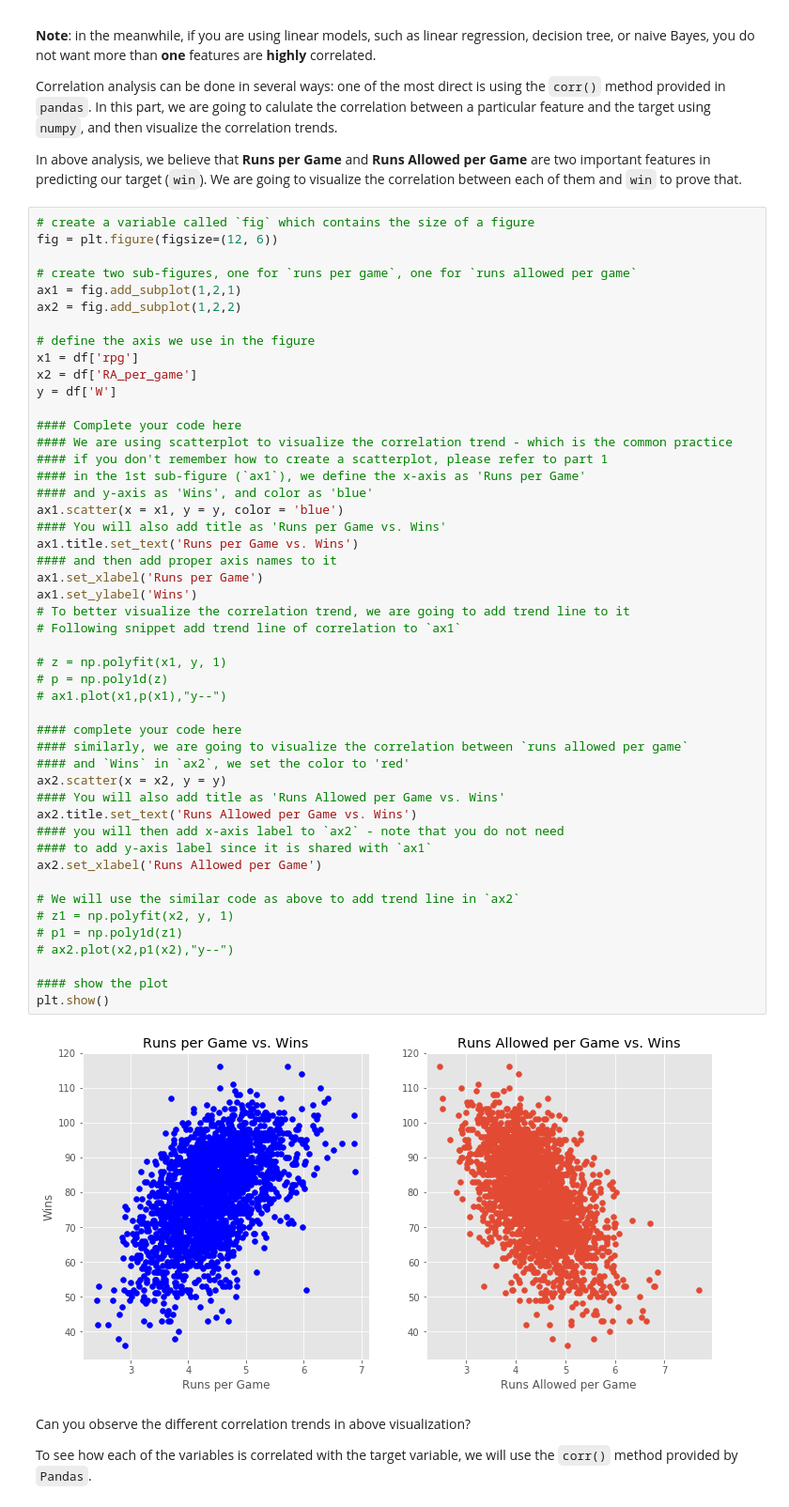
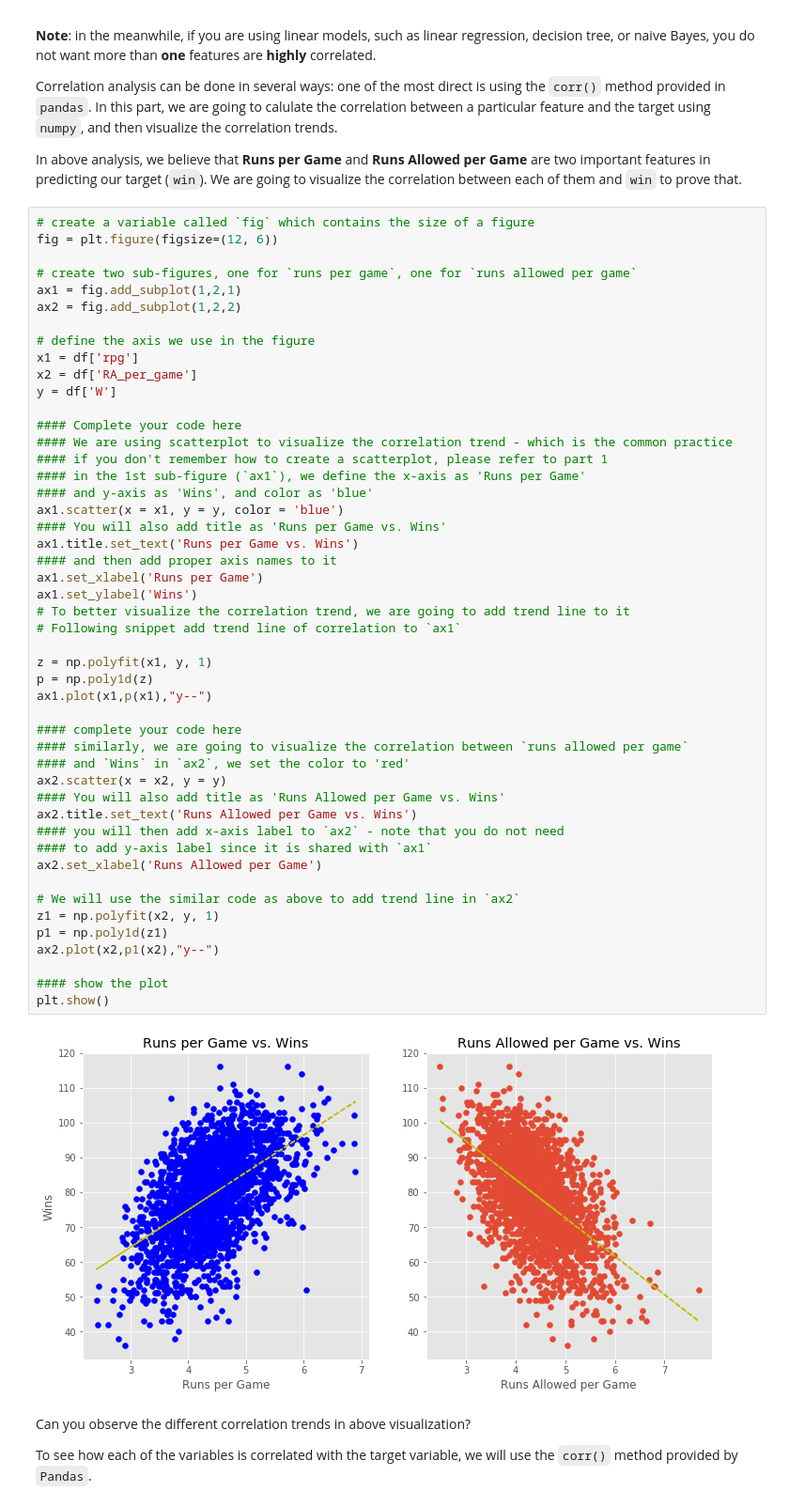
Before and after one commit to fairfield-university-ba545/week-4-dylanmeyer66, a Jupyter notebook: Mini_project_1_baseball_analytics_pt2.ipynb, the cells around one changed output. Shown at 94% size. Saved outputs shown, nothing was run; the diff lists cells and outputs as text.

Commit message:
added lines to graphs

```diff
--- a/Mini_project_1_baseball_analytics_pt2.ipynb
+++ b/Mini_project_1_baseball_analytics_pt2.ipynb
@@ -424,40 +424,40 @@ y = df['W']
 #### Complete your code here
 #### We are using scatterplot to visualize the correlation trend - which is the common practice
 #### if you don't remember how to create a scatterplot, please refer to part 1
 #### in the 1st sub-figure (`ax1`), we define the x-axis as 'Runs per Game'
 #### and y-axis as 'Wins', and color as 'blue'
 ax1.scatter(x = x1, y = y, color = 'blue')
 #### You will also add title as 'Runs per Game vs. Wins'
 ax1.title.set_text('Runs per Game vs. Wins')
 #### and then add proper axis names to it
 ax1.set_xlabel('Runs per Game')
 ax1.set_ylabel('Wins')
 # To better visualize the correlation trend, we are going to add trend line to it
 # Following snippet add trend line of correlation to `ax1`
 
-# z = np.polyfit(x1, y, 1)
-# p = np.poly1d(z)
-# ax1.plot(x1,p(x1),"y--")
+z = np.polyfit(x1, y, 1)
+p = np.poly1d(z)
+ax1.plot(x1,p(x1),"y--")
 
 #### complete your code here
 #### similarly, we are going to visualize the correlation between `runs allowed per game`
 #### and `Wins` in `ax2`, we set the color to 'red'
 ax2.scatter(x = x2, y = y)
 #### You will also add title as 'Runs Allowed per Game vs. Wins'
 ax2.title.set_text('Runs Allowed per Game vs. Wins')
 #### you will then add x-axis label to `ax2` - note that you do not need
 #### to add y-axis label since it is shared with `ax1`
 ax2.set_xlabel('Runs Allowed per Game')
 
 # We will use the similar code as above to add trend line in `ax2`
-# z1 = np.polyfit(x2, y, 1)
-# p1 = np.poly1d(z1)
-# ax2.plot(x2,p1(x2),"y--")
+z1 = np.polyfit(x2, y, 1)
+p1 = np.poly1d(z1)
+ax2.plot(x2,p1(x2),"y--")
 
 #### show the plot
 plt.show()
 # %% [output]
-[figure, old version]
+[figure, new version]
 # %% [markdown]
 Can you observe the different correlation trends in above visualization?
 
```
